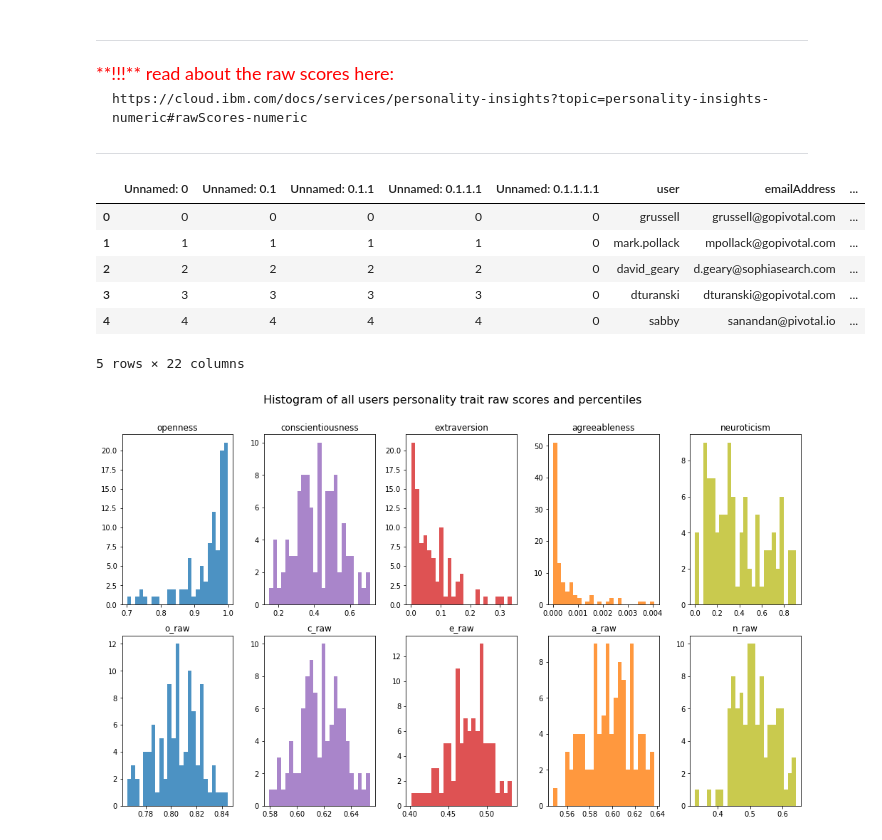
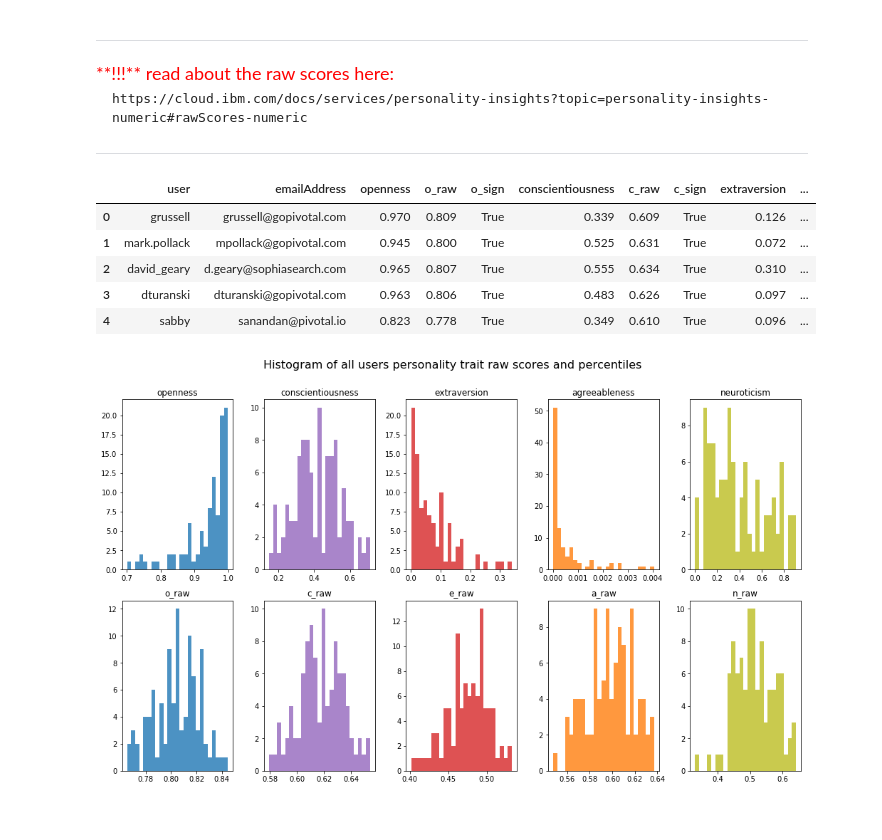
Before and after one commit to gogoladzetedo/Personalities_In_Agile, a Jupyter notebook: P1_text_mining_IBM_personalities.ipynb, the cells around one changed output. Saved outputs shown, nothing was run; the diff lists cells and outputs as text; code cells hidden in the pictures.

```diff
--- a/P1_text_mining_IBM_personalities.ipynb
+++ b/P1_text_mining_IBM_personalities.ipynb
@@ -18,10 +18,10 @@ from collections import Counter
 import pandasql as ps
 from apyori import apriori
 # %%
-changelog = pd.read_csv('jiradataset_changelog.csv')
-issues = pd.read_csv('jiradataset_issues.csv')
-sprints = pd.read_csv('jiradataset_sprints.csv')
-users = pd.read_csv('jiradataset_users.csv')
+changelog = pd.read_csv('original_data/jiradataset_changelog.csv')
+issues = pd.read_csv('original_data/jiradataset_issues.csv')
+sprints = pd.read_csv('original_data/jiradataset_sprints.csv')
+users = pd.read_csv('original_data/jiradataset_users.csv')
 # %% [markdown]
 <h3> 1.0.2 Check the datasets </h3>
 # %%
@@ -746,21 +751,20 @@ if retrieve ==1:
            'neuroticism':big5_neuroticism, 'n_raw':big5_n_raw, 'n_sign':big5_n_sign
         }])
 else:
-    user_personalities=pd.read_csv('user_personalities.csv')
+    user_personalities=pd.read_csv('input_data/user_personalities.csv')
 # %% [markdown]
 <hr/><font color="red" size="4">**!!!** read about the raw scores here: </font> <pre>https://cloud.ibm.com/docs/services/personality-insights?topic=personality-insights-numeric#rawScores-numeric </pre><hr/>
 # %%
 pd.set_option('display.float_format', lambda x: '%.3f' % x)
-user_personalities.to_csv('user_personalities.csv')
+user_personalities.to_csv('input_data/user_personalities.csv', index=False)
 user_personalities.head()
 # %% [output]
-|  | Unnamed: 0 | Unnamed: 0.1 | Unnamed: 0.1.1 | Unnamed: 0.1.1.1 | Unnamed: 0.1.1.1.1 | user | emailAddress | ... |
-| 0 | 0 | 0 | 0 | 0 | 0 | grussell | grussell@gopivotal.com | ... |
-| 1 | 1 | 1 | 1 | 1 | 0 | mark.pollack | mpollack@gopivotal.com | ... |
-| 2 | 2 | 2 | 2 | 2 | 0 | david_geary | d.geary@sophiasearch.com | ... |
-| 3 | 3 | 3 | 3 | 3 | 0 | dturanski | dturanski@gopivotal.com | ... |
-| 4 | 4 | 4 | 4 | 4 | 0 | sabby | sanandan@pivotal.io | ... |
+|  | user | emailAddress | openness | o_raw | o_sign | conscientiousness | c_raw | c_sign | extraversion | ... |
+| 0 | grussell | grussell@gopivotal.com | 0.970 | 0.809 | True | 0.339 | 0.609 | True | 0.126 | ... |
+| 1 | mark.pollack | mpollack@gopivotal.com | 0.945 | 0.800 | True | 0.525 | 0.631 | True | 0.072 | ... |
+| 2 | david_geary | d.geary@sophiasearch.com | 0.965 | 0.807 | True | 0.555 | 0.634 | True | 0.310 | ... |
+| 3 | dturanski | dturanski@gopivotal.com | 0.963 | 0.806 | True | 0.483 | 0.626 | True | 0.097 | ... |
+| 4 | sabby | sanandan@pivotal.io | 0.823 | 0.778 | True | 0.349 | 0.610 | True | 0.096 | ... |
-5 rows × 22 columns
 # %%
 # Plot
 fig, axes = plt.subplots(2, 5, figsize=(14,8), sharex=False, sharey=False)
```
Also changed, not shown: parts of 8 cells of this notebook, 31 other files.
